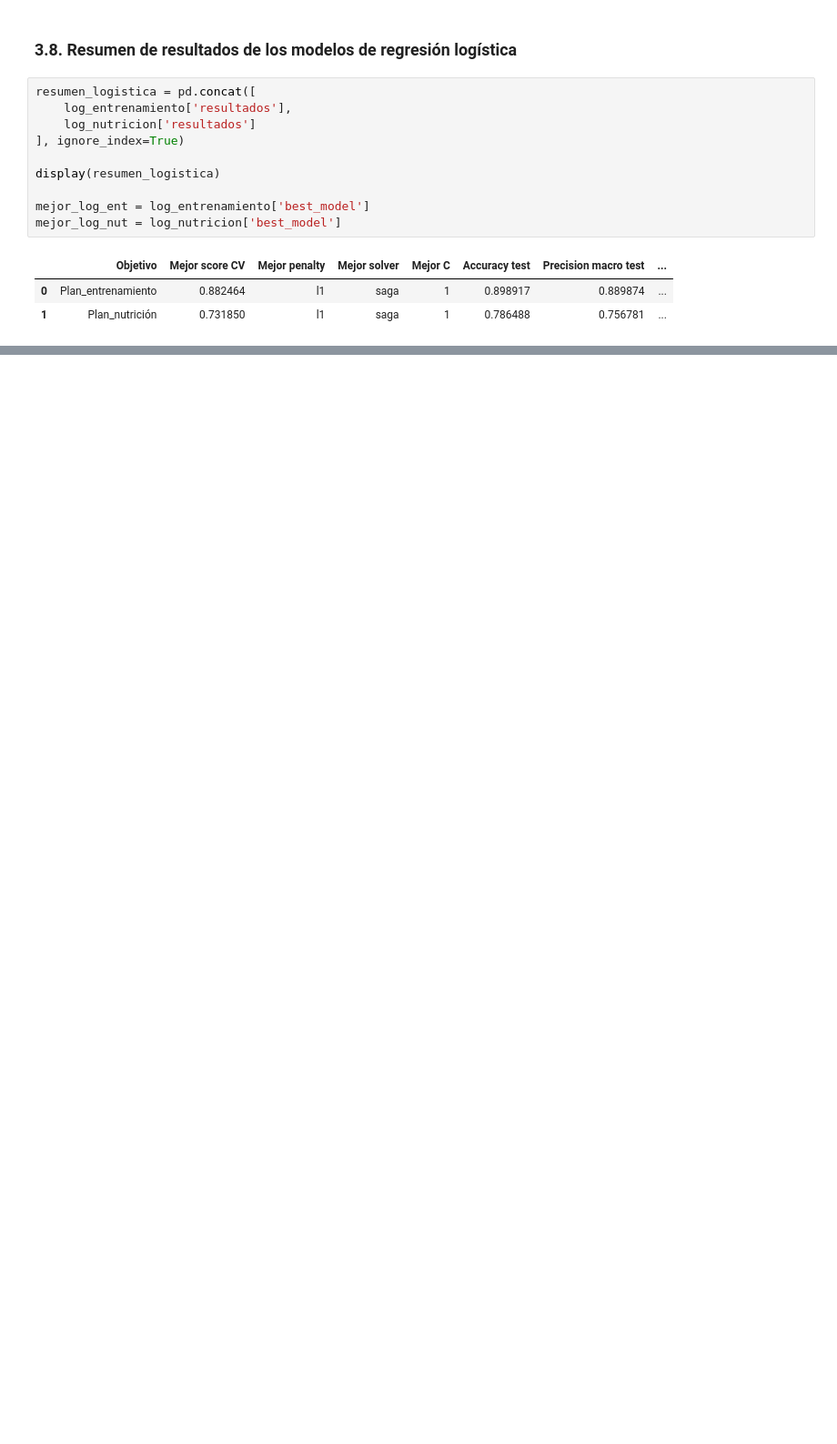
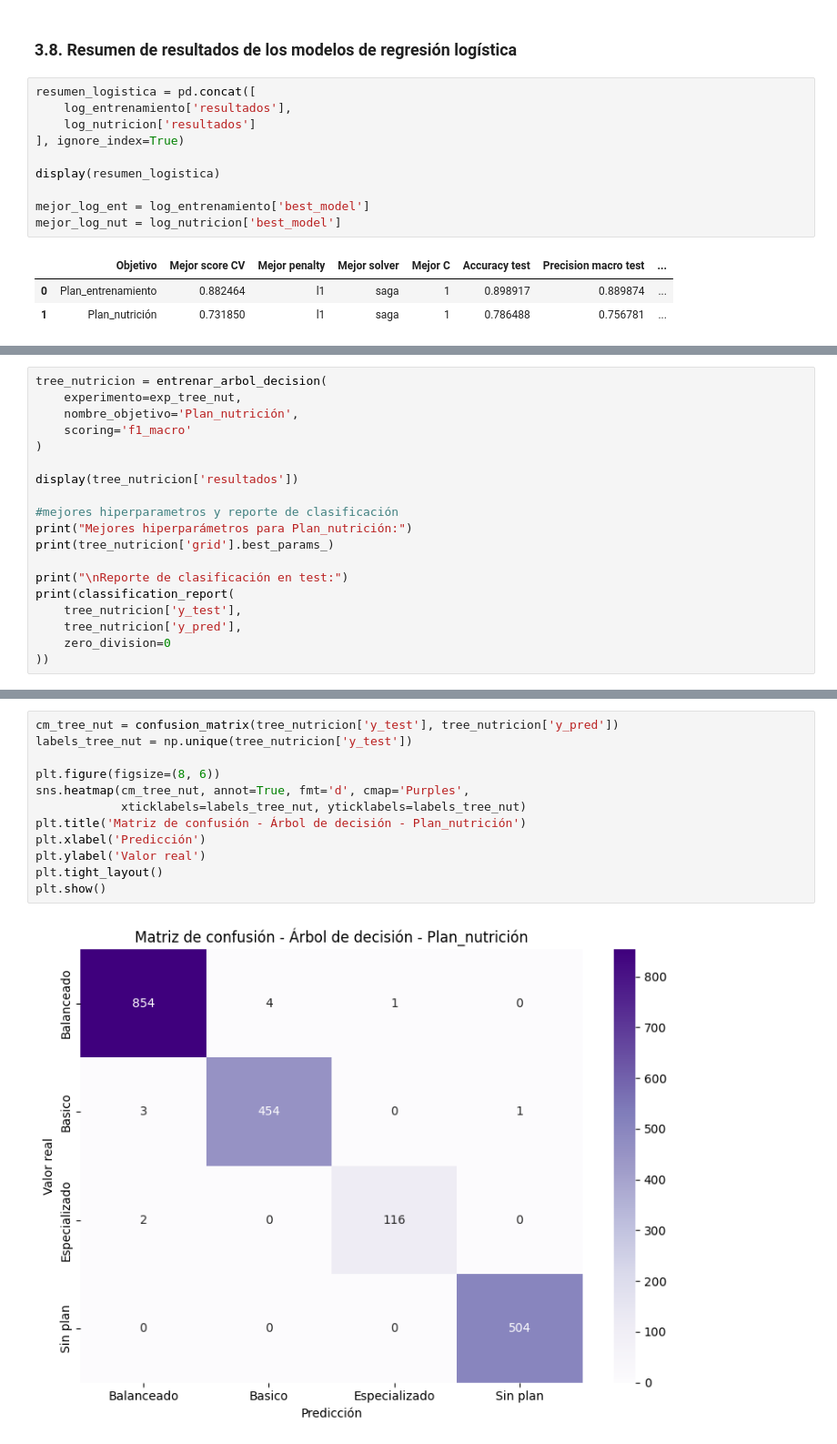
Before and after one commit to Dav1d10/MachineLearningLabs, a Jupyter notebook: Labs/Lab3.ipynb, the cells around one changed output, grey strips where cells are left out. Shown at 91% size. Saved outputs shown, nothing was run; the diff lists cells and outputs as text; blank space fills up the shorter version.

```diff
--- a/Labs/Lab3.ipynb
+++ b/Labs/Lab3.ipynb
@@ -1100,0 +1260,19 @@ El rendimiento final sobre test se reporta mediante precisión, recall y F1-scor
+# %%
+tree_nutricion = entrenar_arbol_decision(
+    experimento=exp_tree_nut,
+    nombre_objetivo='Plan_nutrición',
+    scoring='f1_macro'
+)
+
+display(tree_nutricion['resultados'])
+
+#mejores hiperparametros y reporte de clasificación
+print("Mejores hiperparámetros para Plan_nutrición:")
+print(tree_nutricion['grid'].best_params_)
+
+print("\nReporte de clasificación en test:")
+print(classification_report(
+    tree_nutricion['y_test'],
+    tree_nutricion['y_pred'],
+    zero_division=0
+))
@@ -1100,0 +1299,14 @@ El rendimiento final sobre test se reporta mediante precisión, recall y F1-scor
+# %%
+cm_tree_nut = confusion_matrix(tree_nutricion['y_test'], tree_nutricion['y_pred'])
+labels_tree_nut = np.unique(tree_nutricion['y_test'])
+
+plt.figure(figsize=(8, 6))
+sns.heatmap(cm_tree_nut, annot=True, fmt='d', cmap='Purples',
+            xticklabels=labels_tree_nut, yticklabels=labels_tree_nut)
+plt.title('Matriz de confusión - Árbol de decisión - Plan_nutrición')
+plt.xlabel('Predicción')
+plt.ylabel('Valor real')
+plt.tight_layout()
+plt.show()
+# %% [output]
+[figure, added]
```
Also changed, not shown: parts of 19 cells of this notebook.
